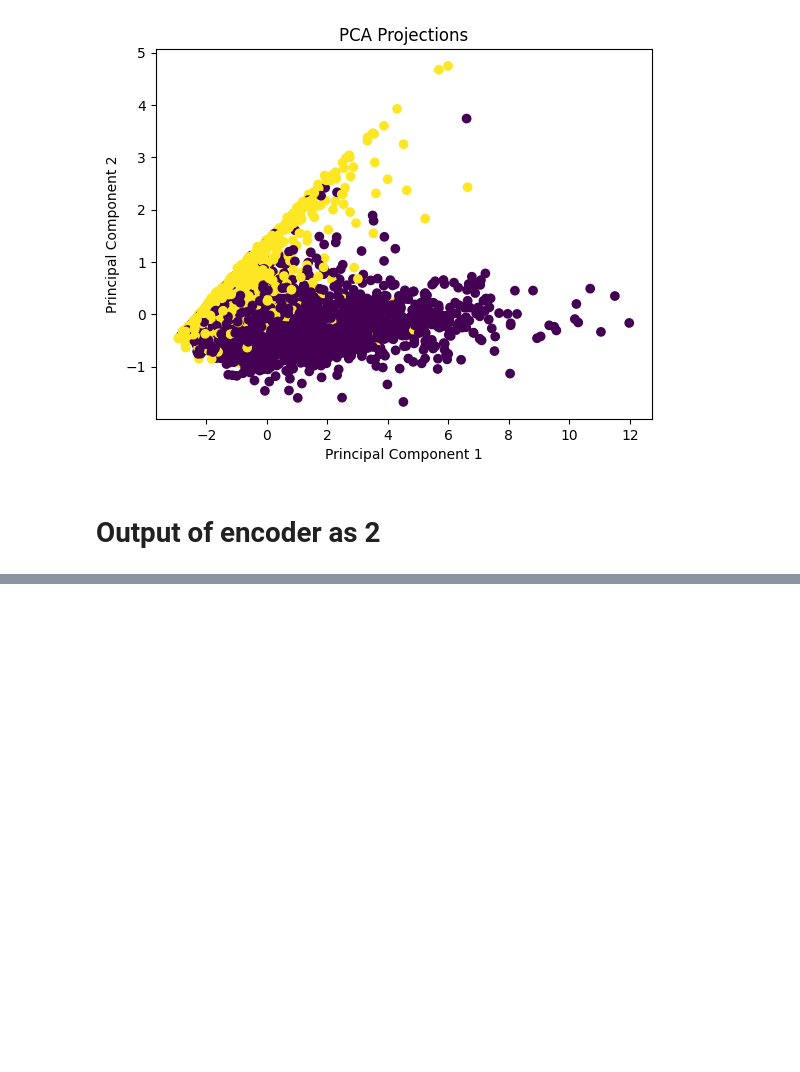
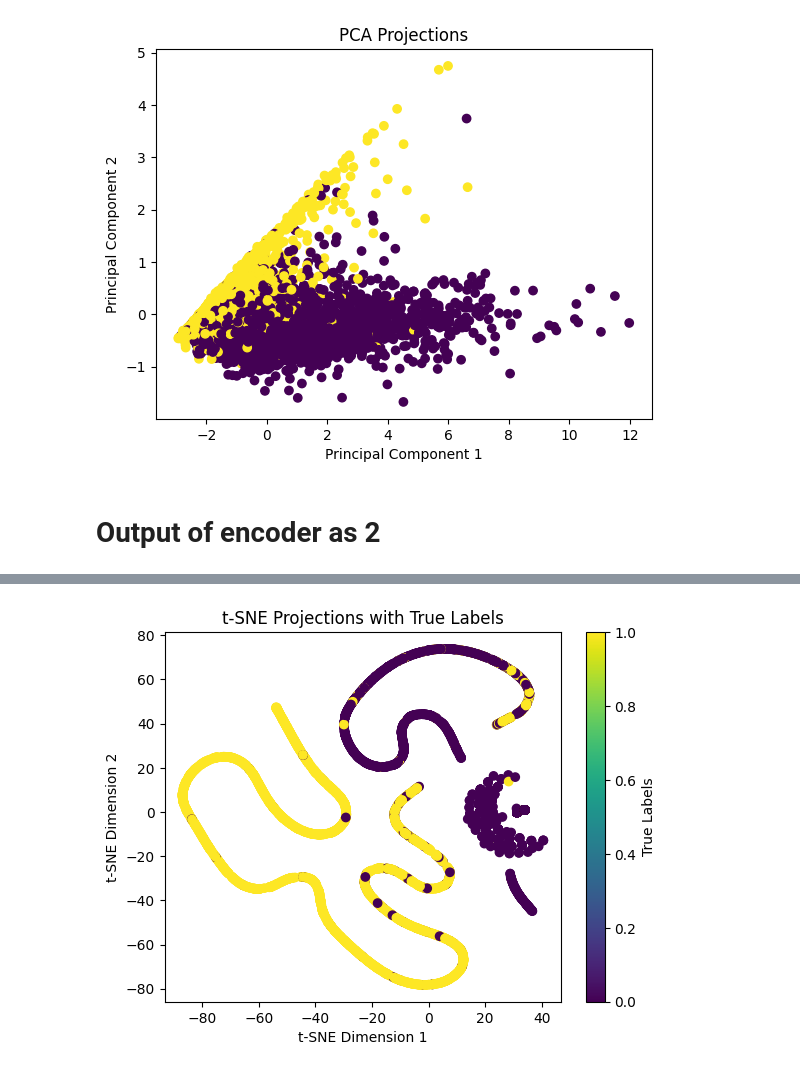
Before and after one commit to midnightripper/losses, a Jupyter notebook: KNN-Visualisation.ipynb, the cells around one changed output, grey strips where cells are left out. Saved outputs shown, nothing was run; the diff lists cells and outputs as text; code cells hidden in the pictures; blank space fills up the shorter version.

```diff
--- a/KNN-Visualisation.ipynb
+++ b/KNN-Visualisation.ipynb
@@ -100 +106,5 @@ plt.show()
+# %%
+from sklearn.cluster import KMeans
+kmeans = KMeans(n_clusters=2, random_state=42)
+kmeans.fit(xtrain)
 # %%
@@ -168,7 +169,7 @@ xtra_a, xval_a, ytra_a, yval_a = train_test_split(xtrain, ytrain, test_size=0.2,
 # %%
 class Encoder(Model):
   def __init__(self, latent_dim):
-    super(Encoder, self).__init__()
+    super(Encoder, self).__init__()input_shape = (38,1)
     self.latent_dim = latent_dim
     inputs = Input(shape=(38,1))
     outputs = inputs
@@ -315,6 +303,8 @@ class Encoder(Model):
       layers.MaxPooling1D(pool_size=1),
       layers.Dropout(0.5),
       layers.Conv1D(filters=32, kernel_size=2, activation='relu'),
+      layers.MaxPooling1D(pool_size=1),
+      layers.Conv1D(filters=16, kernel_size=2, activation='relu'),
       layers.MaxPooling1D(pool_size=1),
       layers.Flatten(),
       layers.Dense(latent_dim, activation='relu'),
@@ -332,7 +322,8 @@ def create_encoder():
 def add_projection_head(Encoder):
     inp = keras.Input(shape=input_shape)
     hidden  = Encoder(inp)
-    features = layers.Dense(16, activation="relu")(hidden)
+    features = layers.Dense(4, activation="relu")(hidden)
+    features = layers.Dense(2, activation="softmax")(features)
     model = keras.Model(
         inputs=inp, outputs=features, name="cifar-encoder_with_projection-head"
     )
@@ -345,4 +336,3 @@ encoder_with_projection_head = add_projection_head(encoder)
 encoder_with_projection_head.compile(optimizer=keras.optimizers.Adam(learning_rate),loss=SupervisedContrastiveLoss(temperature))
 encoder_with_projection_head.summary()
 history = encoder_with_projection_head.fit(xtra_a, ytra_a , validation_data =(xval_a,yval_a), batch_size=32, epochs=100, callbacks=[EarlyStopping(monitor='val_loss', mode='min', verbose=1, patience=10)])
-outputs = encoder_with_projection_head.predict(xtrain)
@@ -348,0 +357,2 @@ outputs = encoder_with_projection_head.predict(xtrain)
+# %%
+trainoutputs = encoder_with_projection_head.predict(xtrain)
@@ -348,0 +361,13 @@ outputs = encoder_with_projection_head.predict(xtrain)
+# %%
+tsne = TSNE(n_components=2, random_state=42)
+projections = tsne.fit_transform(trainoutputs)
+
+# Plot the projections with true labels
+plt.scatter(projections[:, 0], projections[:, 1], c=ytrain)
+plt.xlabel('t-SNE Dimension 1')
+plt.ylabel('t-SNE Dimension 2')
+plt.title('t-SNE Projections with True Labels')
+plt.colorbar(label='True Labels')
+plt.show()
+# %% [output]
+[figure, added]
```
Also changed, not shown: parts of 22 cells of this notebook.
